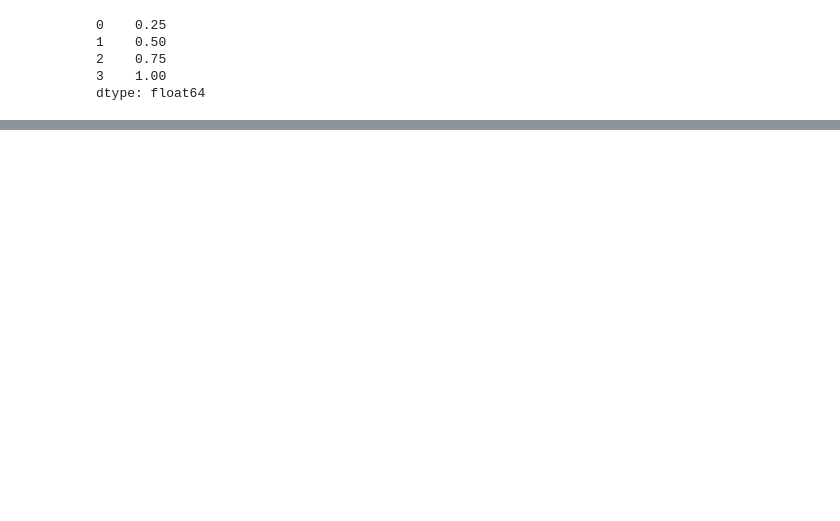
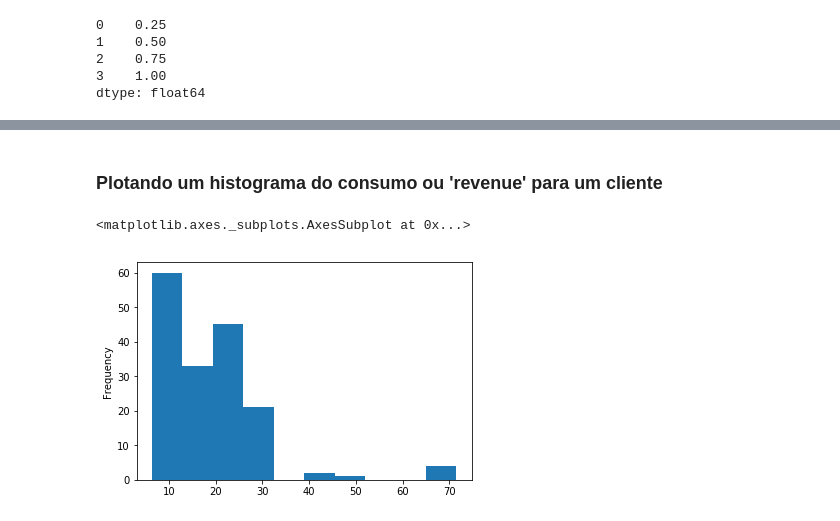
Before and after one commit to sn3fru/datascience_course, a Jupyter notebook: 1-analise-exploratória-basica/03-pandas/pandas101.ipynb, the cells around one changed output, grey strips where cells are left out. Drawn from its saved outputs; the diff is of its cells as text; code cells hidden in the pictures; blank space fills up the shorter version.

```diff
--- a/1-analise-exploratória-basica/03-pandas/pandas101.ipynb
+++ b/1-analise-exploratória-basica/03-pandas/pandas101.ipynb
@@ -109,0 +529,7 @@ data[(data['pop'] > 19552860) | (data['area']>423967)]
+# %% [markdown]
+### Plotando um histograma do consumo ou 'revenue' para um cliente
+# %%
+sales[sales["CustomerID"] == 17850.0]["Revenue"].plot(kind="hist")
+# %% [output]
+<matplotlib.axes._subplots.AxesSubplot at 0x...>
+[figure, added]
```
Also changed, not shown: parts of 111 cells of this notebook, 10 other files.
